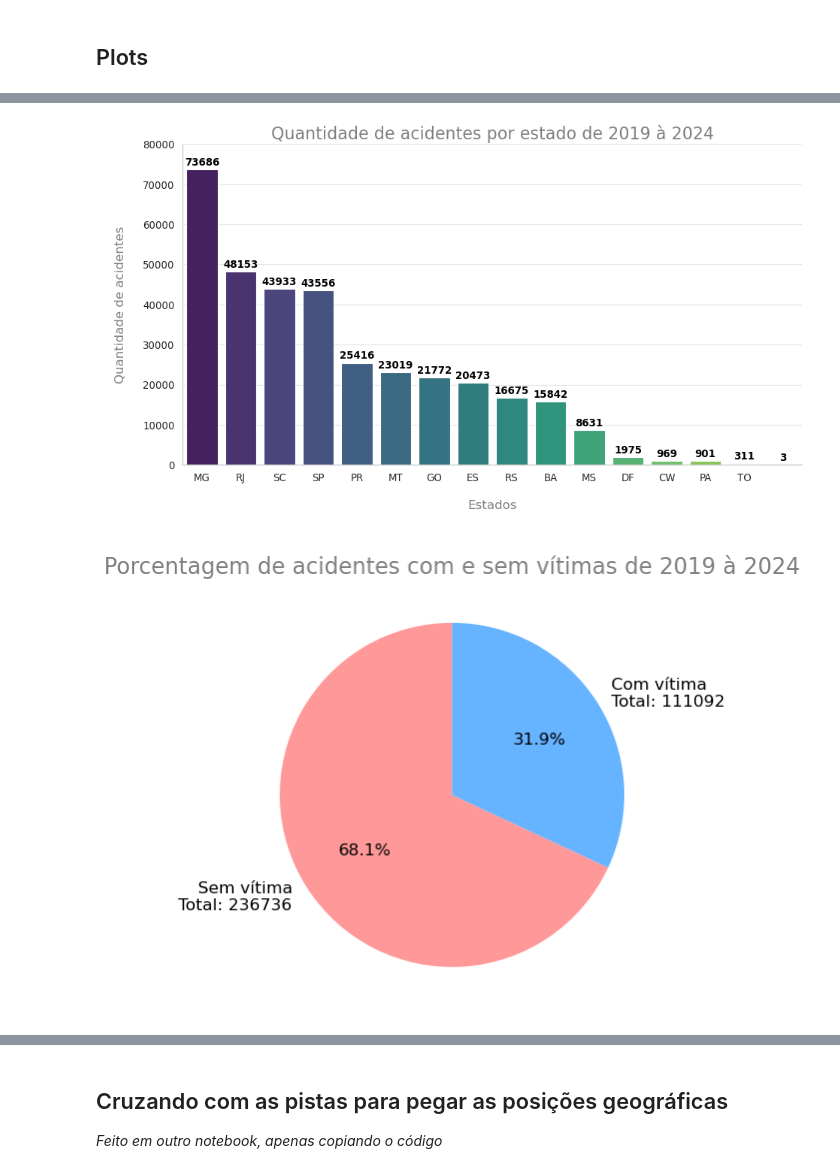
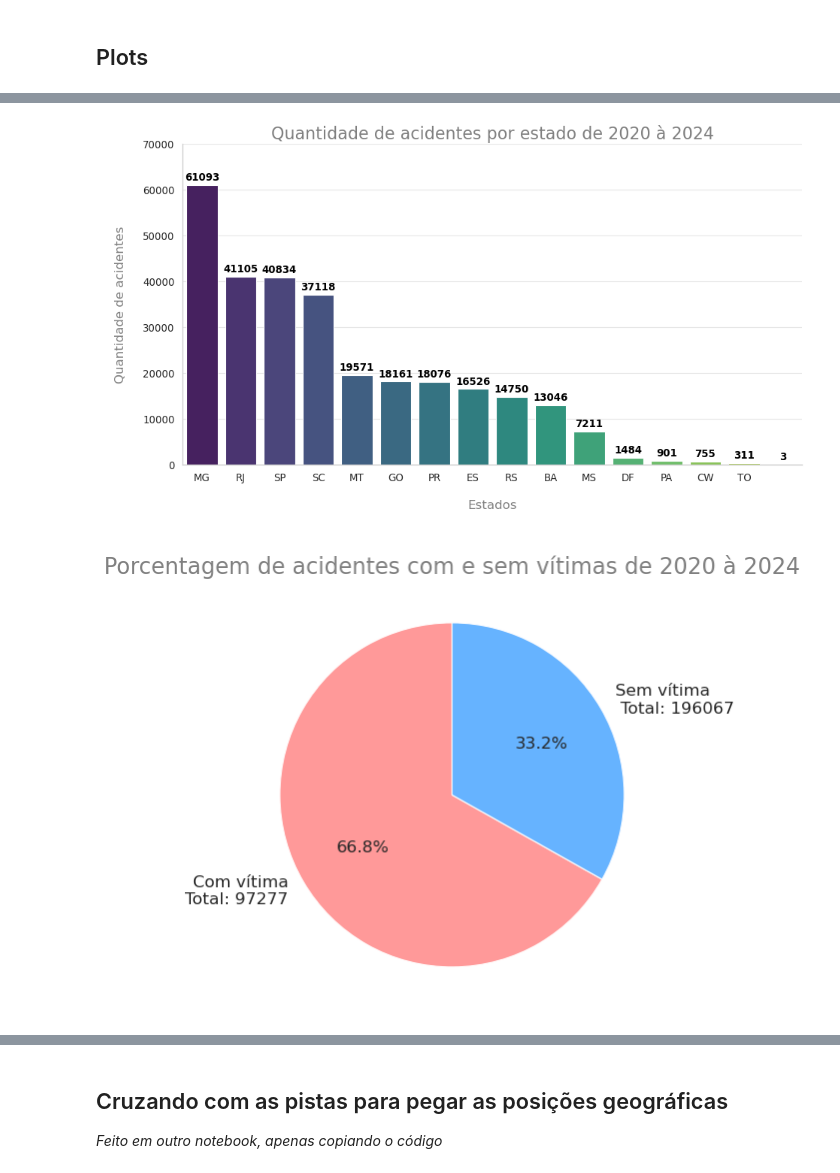
Before and after one commit to GuiBatalhoti/Dados_ANTT, a Jupyter notebook: acidentes.ipynb, the cells around one changed output, grey strips where cells are left out. Saved outputs shown, nothing was run; the diff lists cells and outputs as text; code cells hidden in the pictures.

```diff
--- a/acidentes.ipynb
+++ b/acidentes.ipynb
@@ -59,7 +60,7 @@ for key, df in dfs.items():
     df['data_hora'] = pd.to_datetime(df['data'].astype(str) + ' ' + df['horario'], format='%Y-%m-%d %H:%M:%S')
     df['com_vitima'] = True if df['tipo_de_ocorrencia'].str.contains('com').any() else False
     df.drop(columns=['tipo_de_ocorrencia','data','horario'], inplace=True)
-    df = df[df['data_hora'].dt.year >= 2019]
+    df = df[df['data_hora'].dt.year >= 2020]
     new_dfs.append(df)
 
 new_dfs[0]
@@ -192,42 +193,42 @@ fig, ax = plt.subplots(figsize=(12, 7), dpi=80)
 
 sns.set_theme(style='whitegrid')
 ax = sns.barplot(x=df_final['estado'].value_counts().index, y=df_final['estado'].value_counts().values, palette='viridis')
-plt.title('Quantidade de acidentes por estado de 2019 à 2024', fontsize=20, color='gray')
+plt.title('Quantidade de acidentes por estado de 2020 à 2024', fontsize=20, color='gray')
 
 
 for i in ax.patches:
     ax.text(i.get_x()+0.4, i.get_height() + 1000,
             str(int(i.get_height())),
             ha='center',
             fontsize=12,
             weight='bold',
             color='black')
 
 plt.xlabel('\nEstados\n', fontsize=15, color='gray')
 plt.ylabel('\nQuantidade de acidentes\n', fontsize=15, color='gray')
 
 plt.xticks(fontsize=12)
 plt.yticks(fontsize=12)
 
-plt.ylim(0, 80000)
+plt.ylim(0, 70000)
 
 plt.grid(axis='y', alpha=0.5)
 
 # for i in ['bottom', 'left']:
 #     ax.spines[i].set_color('white')
 #     ax.spines[i].set_linewidth(1.5)
 
 right_side = ax.spines["right"]
 right_side.set_visible(False)
 
 top_side = ax.spines["top"]
 top_side.set_visible(False)
 
 plt.tight_layout()
 
 plt.show()
 # %% [output]
-[figure, old version]
+[figure, new version]
 # %%
 fig, ax = plt.subplots(figsize=(12, 7), dpi=80)
 
@@ -235,14 +236,14 @@ total_sem_vitimas = df_final['com_vitima'].sum()
 total_vitimas = df_final.shape[0] - total_sem_vitimas
 
 ax = plt.pie(df_final['com_vitima'].value_counts(),
-             labels=[f'Sem vítima\n Total: {total_sem_vitimas}', f'Com vítima\nTotal: {total_vitimas}'],
+             labels=[ f'Com vítima\nTotal: {total_vitimas}', f'Sem vítima\n Total: {total_sem_vitimas}',],
              autopct='%1.1f%%',
              startangle=90,
              colors=['#ff9999','#66b3ff'],
              textprops={'fontsize': 15})
 
-plt.title('Porcentagem de acidentes com e sem vítimas de 2019 à 2024', fontsize=20, color='gray')
+plt.title('Porcentagem de acidentes com e sem vítimas de 2020 à 2024', fontsize=20, color='gray')
 
 plt.show()
 # %% [output]
-[figure, old version]
+[figure, new version]
```
Also changed, not shown: parts of 16 cells of this notebook, 1 other file.
